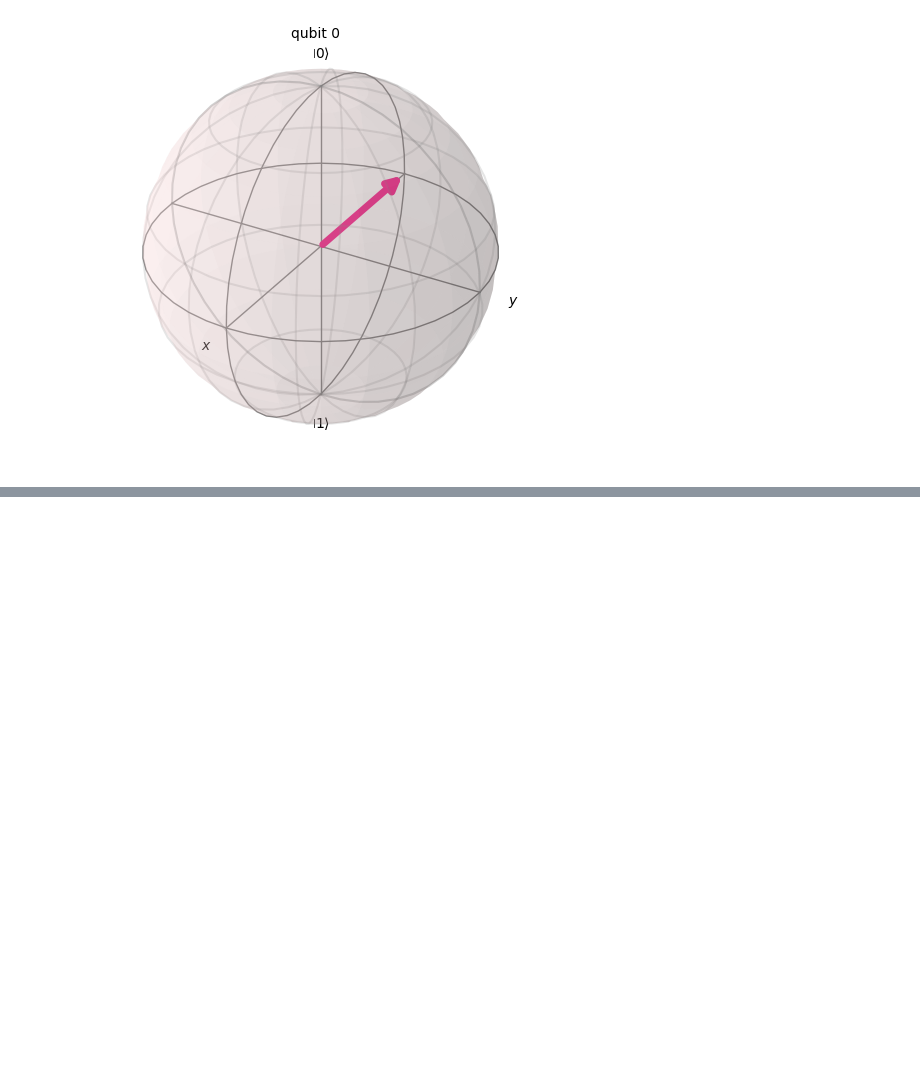
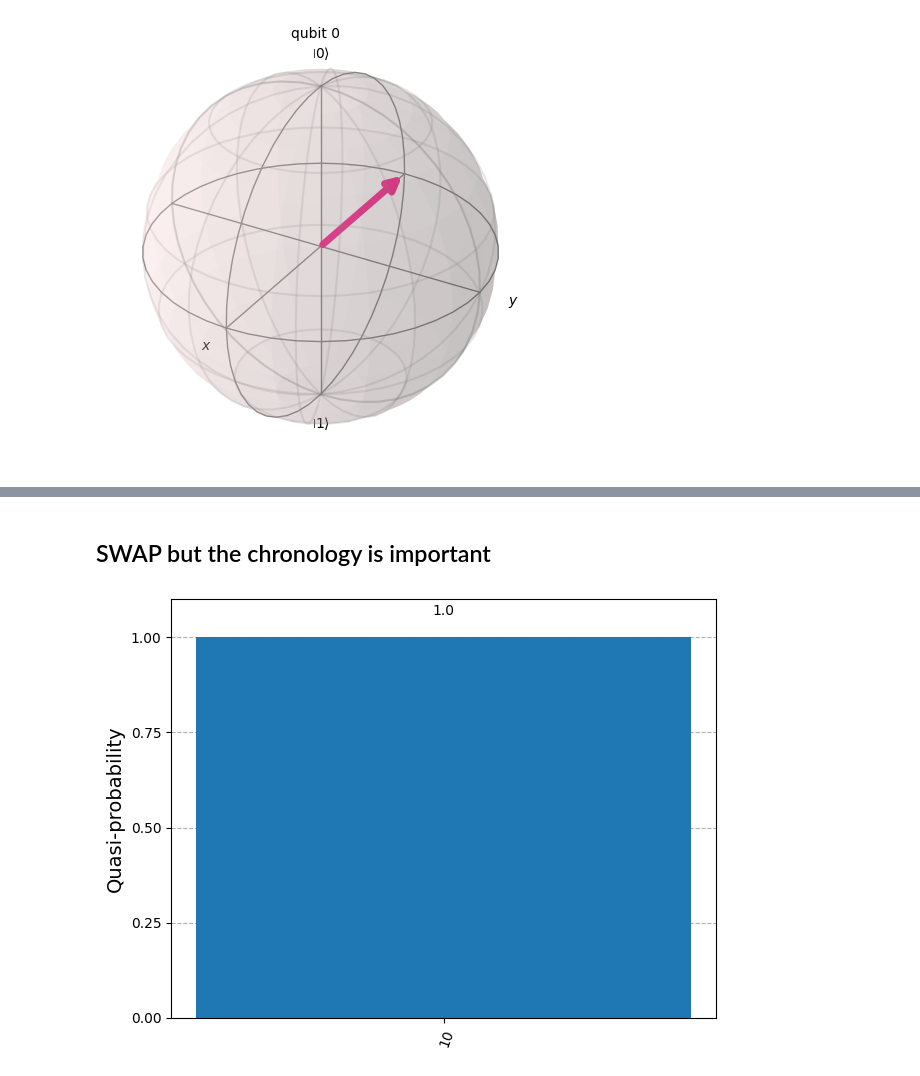
Before and after one commit to samalanubhab/Quantum_CEPIITD, a Jupyter notebook: Own_small_small_learnings/Own_small_small_learnings_1_Anubhab_Samal.ipynb, the cells around one changed output, grey strips where cells are left out. Saved outputs shown, nothing was run; the diff lists cells and outputs as text; code cells hidden in the pictures; blank space fills up the shorter version.

Commit message:
added chronology and bell states latex

```diff
--- a/Own_small_small_learnings/Own_small_small_learnings_1_Anubhab_Samal.ipynb
+++ b/Own_small_small_learnings/Own_small_small_learnings_1_Anubhab_Samal.ipynb
@@ -73,0 +88,13 @@ plot_bloch_multivector(state)
+# %% [markdown]
+## SWAP but the chronology is important
+# %%
+qc = QuantumCircuit(2)
+qc.x(0)   ## go from 00 to 01... qiskit reads from right to left
+qc.swap(0, 1)
+state = Statevector(qc)
+plot_histogram(state.probabilities_dict())
+
+## One bar stands at probability 1, at 10, meaning qubit 1 now holds the 1 and qubit 0 holds the 0.
+##The other three outcomes have no bar at all, since their probability is exactly 0. SWAP did this.
+# %% [output]
+[figure, added]
```
Also changed, not shown: parts of 14 cells of this notebook.
